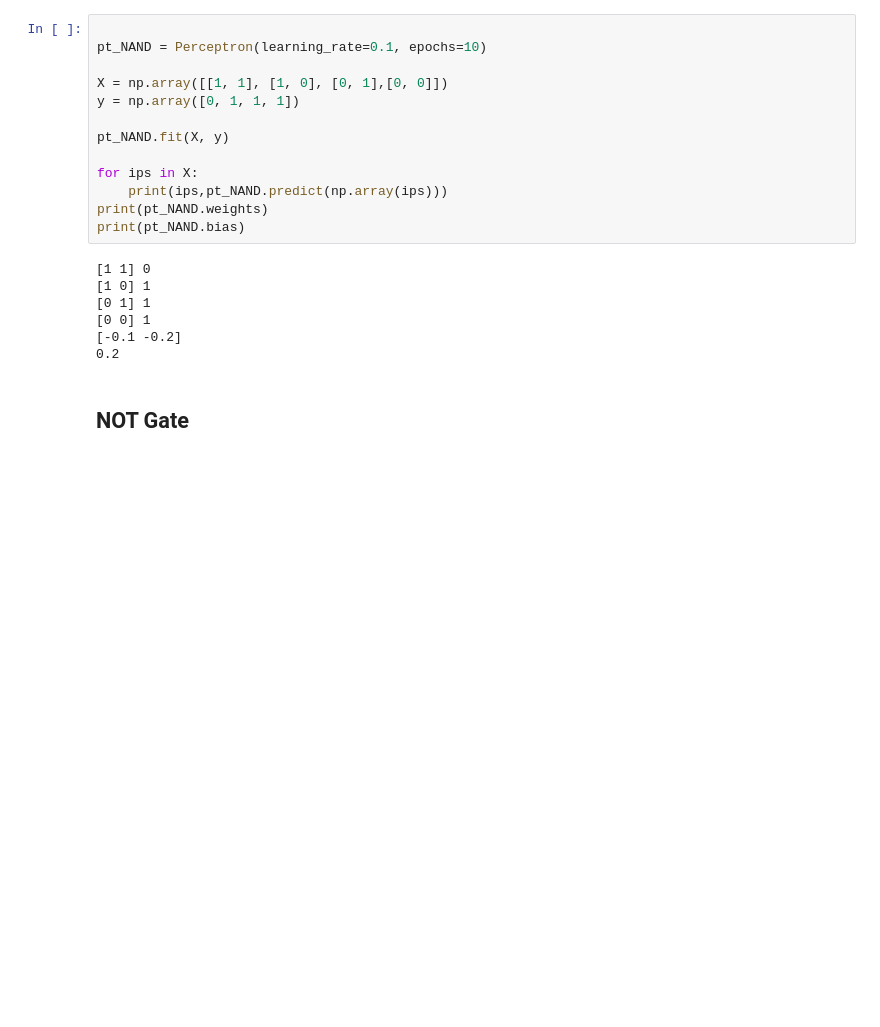
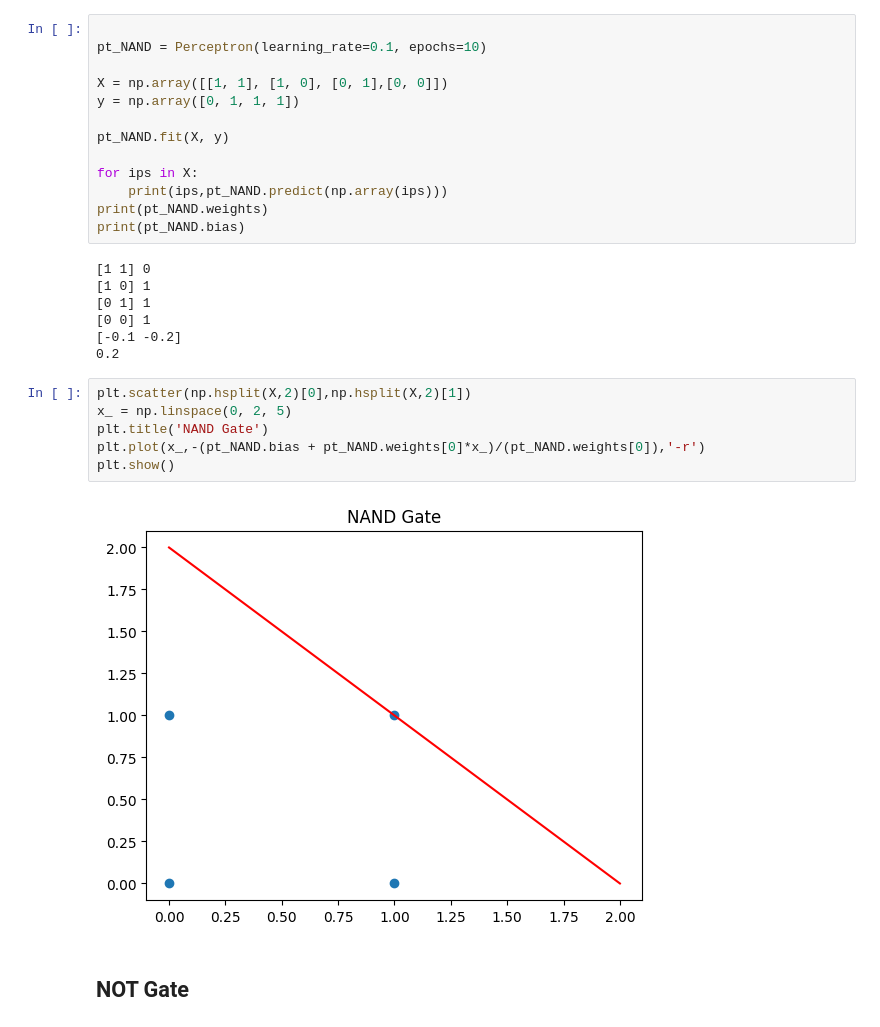
Before and after one commit to Programmer-Bose/Computational_Intelligence, a Jupyter notebook: Perceptron/test.ipynb, the cells around one changed output. Drawn from its saved outputs; the diff is of its cells as text; blank space fills up the shorter version.

```diff
--- a/Perceptron/test.ipynb
+++ b/Perceptron/test.ipynb
@@ -89,6 +114,14 @@ print(pt_NAND.bias)
 [0 0] 1
 [-0.1 -0.2]
 0.2
+# %%
+plt.scatter(np.hsplit(X,2)[0],np.hsplit(X,2)[1])
+x_ = np.linspace(0, 2, 5)
+plt.title('NAND Gate')
+plt.plot(x_,-(pt_NAND.bias + pt_NAND.weights[0]*x_)/(pt_NAND.weights[0]),'-r')
+plt.show()
+# %% [output]
+[figure, added]
 # %% [markdown]
 <h2> NOT Gate
 # %%
```
Also changed, not shown: parts of 4 cells of this notebook, 1 other file.
